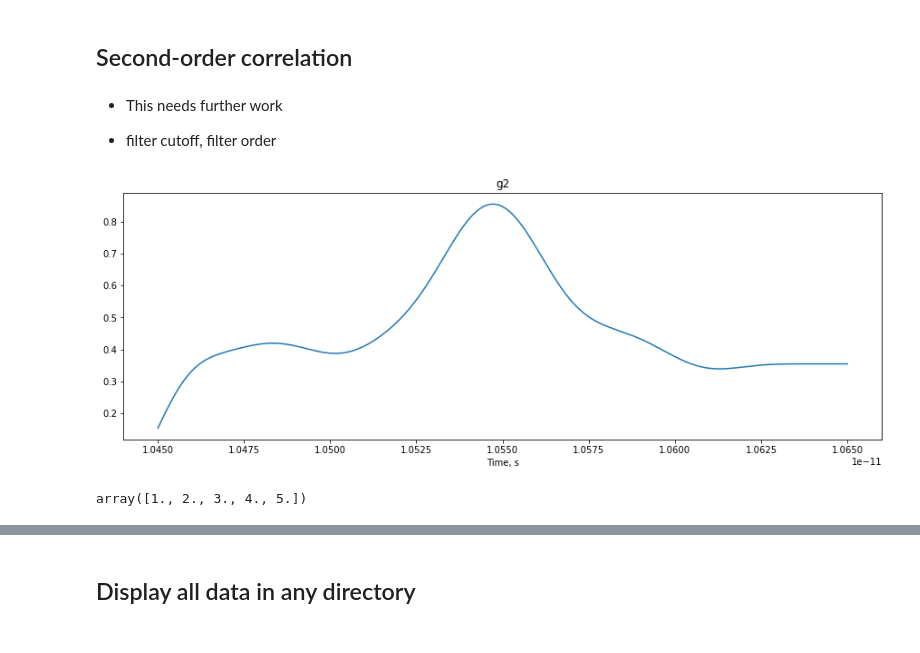
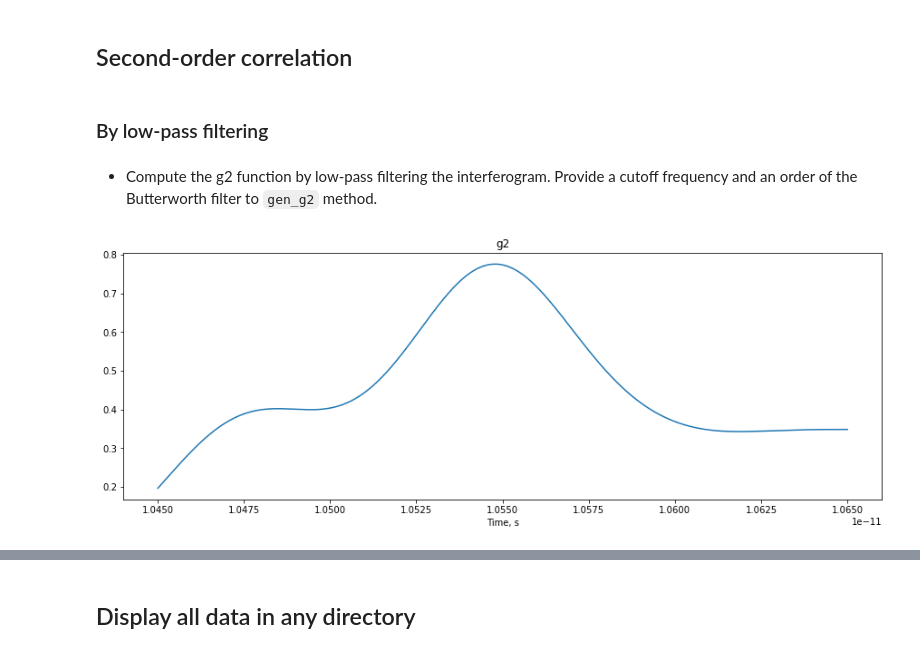
Before and after one commit to pkliui/Interferometry, a Jupyter notebook: Interferometry/docs/InterferogramAnalysis.ipynb, the cells around one changed output, grey strips where cells are left out. Cells and saved outputs as stored; diff of their text form; code cells hidden in the pictures.

````diff
--- a/Interferometry/docs/InterferogramAnalysis.ipynb
+++ b/Interferometry/docs/InterferogramAnalysis.ipynb
@@ -134,18 +128,11 @@ ifgm.compute_wigner_ville_distribution(ifgm.tau_samples, ifgm.interferogram, plo
 [figure]
 # %% [markdown]
 ## Second-order correlation
-# %% [markdown]
-* This needs further work
-- filter cutoff, filter order
+# %% [markdown]
+### By low-pass filtering
+# %% [markdown]
+* Compute  the g2 function by low-pass filtering the interferogram. Provide a cutoff frequency and an order of the Butterworth filter to ```gen_g2``` method.
 # %%
-ifgm.gen_g2(filter_cutoff=35e12, filter_order=6, plotting=True)
+ifgm.gen_g2(filter_cutoff=15e12, filter_order=3, plotting=True)
 # %% [output]
-[figure, old version]
+[figure, new version]
-# %%
-order_min = 1
-order_max = 5
-order_step = 1
-
-np.linspace(order_min, order_max, int(abs((order_max - order_min))/order_step)+1)
-# %% [output]
-array([1., 2., 3., 4., 5.])
````
Also changed, not shown: parts of 25 cells of this notebook.
